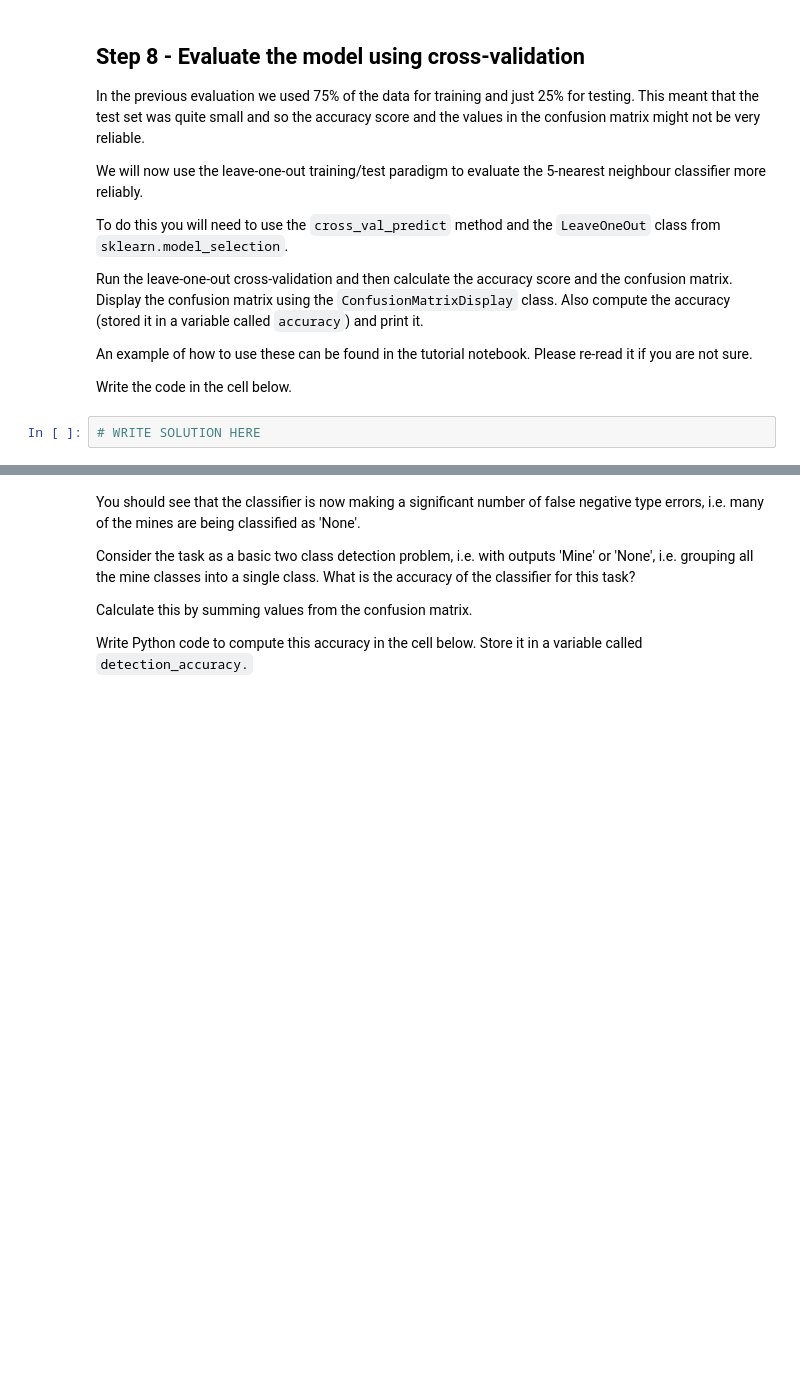
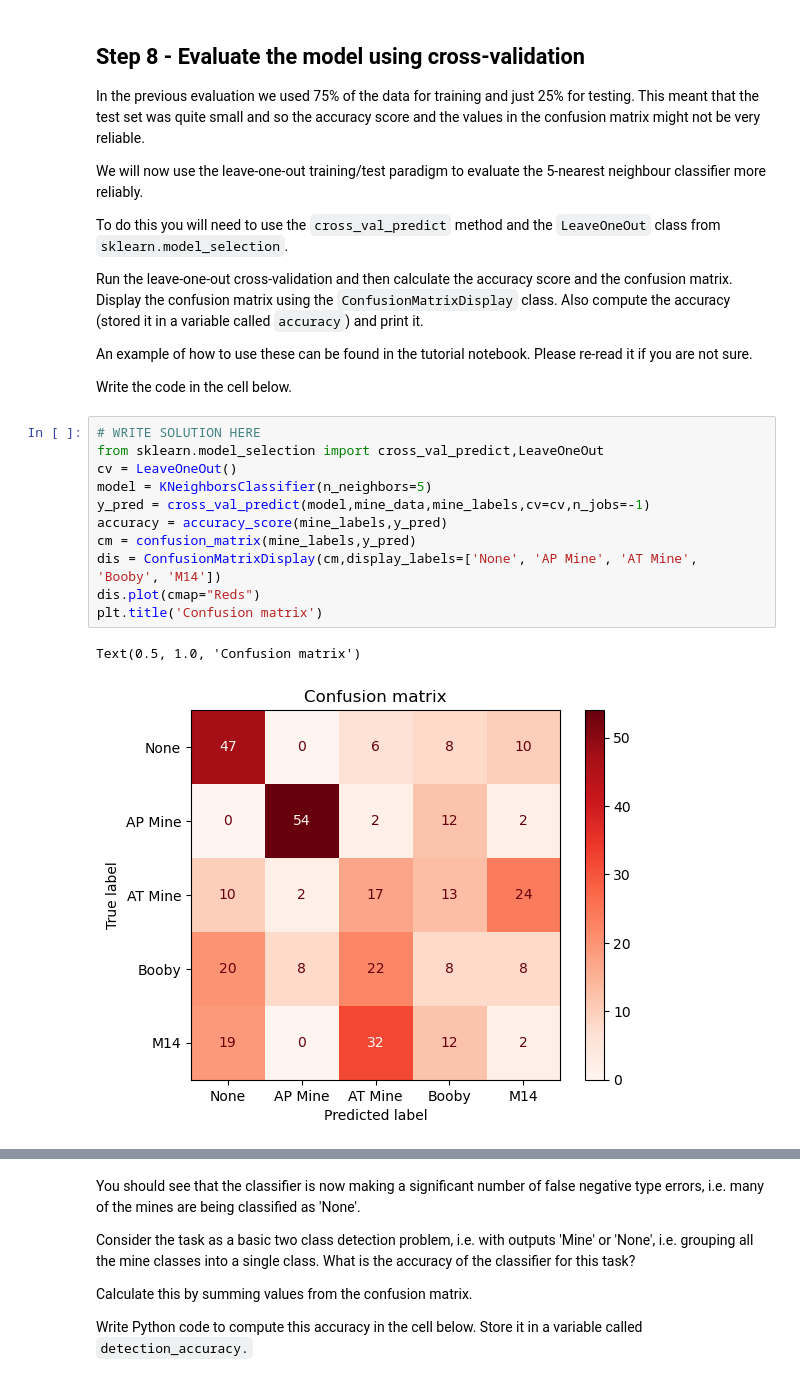
Before and after one commit to adhirajbane13/Uni_Sheffield_Module_Work, a Jupyter notebook: DS-with-python/060_introducing_scikit_learn.ipynb, the cells around one changed output, grey strips where cells are left out. Drawn from its saved outputs; the diff is of its cells as text; blank space fills up the shorter version.

```diff
--- a/DS-with-python/060_introducing_scikit_learn.ipynb
+++ b/DS-with-python/060_introducing_scikit_learn.ipynb
@@ -244,8 +244,20 @@ Run the leave-one-out cross-validation and then calculate the accuracy score and
 An example of how to use these can be found in the tutorial notebook. Please re-read it if you are not sure.
 
 Write the code in the cell below.
-# %%
-# WRITE SOLUTION HERE
+# %%
+# WRITE SOLUTION HERE
+from sklearn.model_selection import cross_val_predict,LeaveOneOut
+cv = LeaveOneOut()
+model = KNeighborsClassifier(n_neighbors=5)
+y_pred = cross_val_predict(model,mine_data,mine_labels,cv=cv,n_jobs=-1)
+accuracy = accuracy_score(mine_labels,y_pred)
+cm = confusion_matrix(mine_labels,y_pred)
+dis = ConfusionMatrixDisplay(cm,display_labels=['None', 'AP Mine', 'AT Mine', 'Booby', 'M14'])
+dis.plot(cmap="Reds")
+plt.title('Confusion matrix')
+# %% [output]
+Text(0.5, 1.0, 'Confusion matrix')
+[figure, added]
 # %%
 # TEST
 
```
Also changed, not shown: parts of 9 cells of this notebook.
